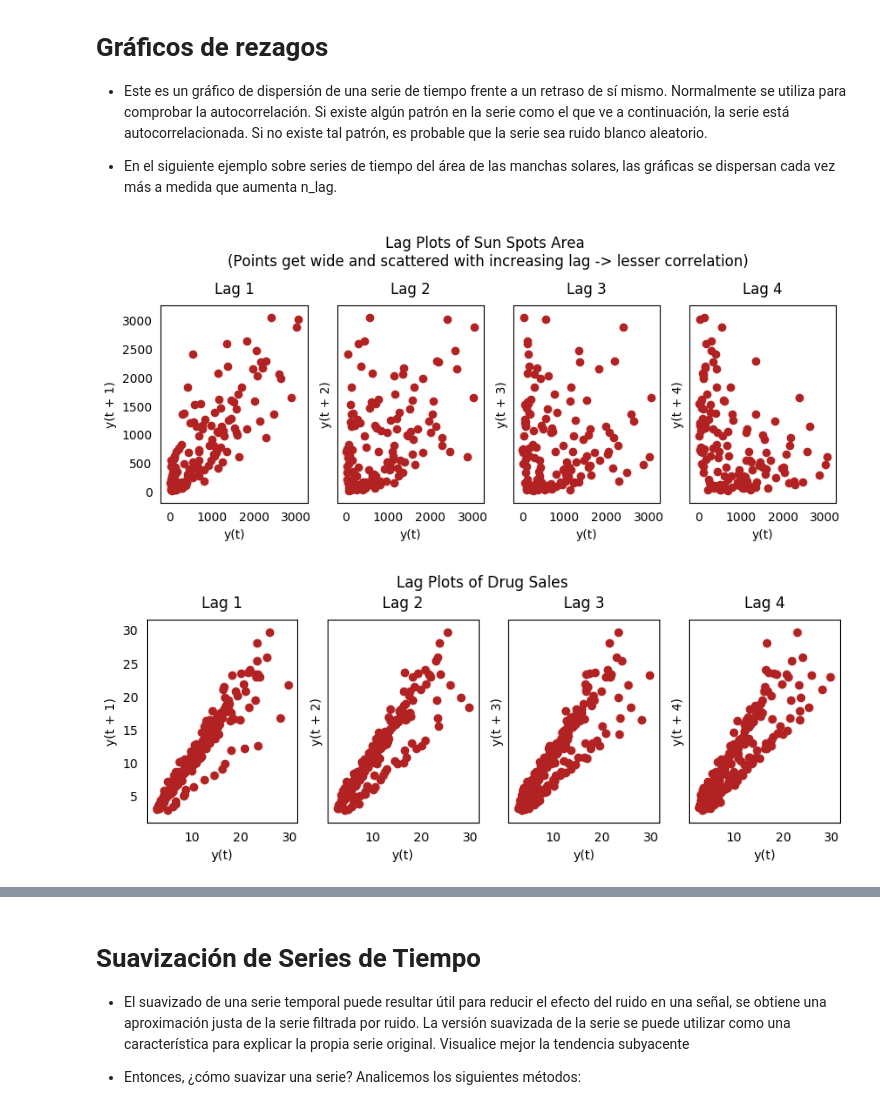
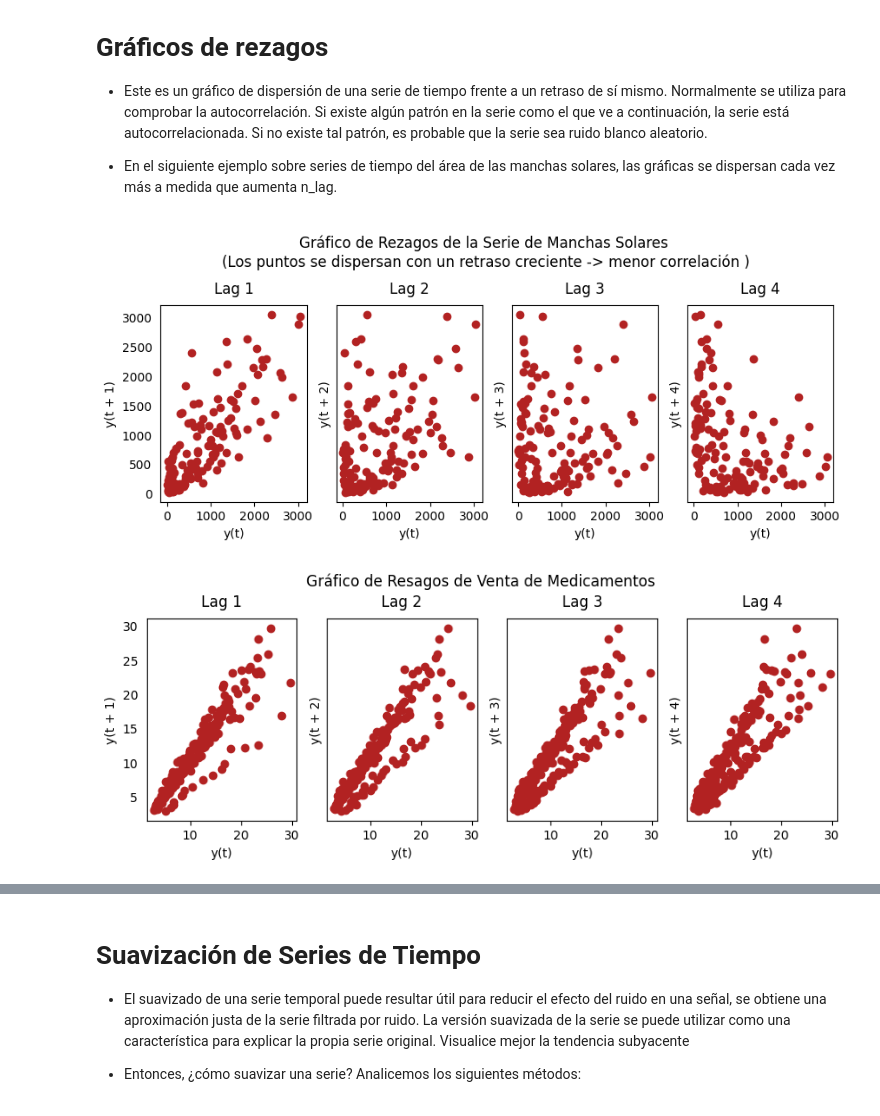
Before and after one commit to fernanvilla/MOSIS_2021_1S, a Jupyter notebook: MOSIS_Unidad_03_Practica02_Taller_Series_Tiempo.ipynb, the cells around one changed output, grey strips where cells are left out. Saved outputs shown, nothing was run; the diff lists cells and outputs as text; code cells hidden in the pictures.

```diff
--- a/MOSIS_Unidad_03_Practica02_Taller_Series_Tiempo.ipynb
+++ b/MOSIS_Unidad_03_Practica02_Taller_Series_Tiempo.ipynb
@@ -704,27 +708,27 @@ plot_pacf(df.value.tolist(), lags=50, ax=axes[1])
 # %%
 from pandas.plotting import lag_plot
 plt.rcParams.update({'ytick.left' : False, 'axes.titlepad':10})
 
 # Import
 ss = pd.read_csv('sunspotarea.csv')
-a10 = pd.read_csv('a10.csv')
+a10 = pd.read_csv('serie.csv')
 
 # Plot
 fig, axes = plt.subplots(1, 4, figsize=(10,3), sharex=True, sharey=True, dpi=100)
 for i, ax in enumerate(axes.flatten()[:4]):
     lag_plot(ss.value, lag=i+1, ax=ax, c='firebrick')
     ax.set_title('Lag ' + str(i+1))
 
-fig.suptitle('Lag Plots of Sun Spots Area \n(Points get wide and scattered with increasing lag -> lesser correlation)\n', y=1.15)
+fig.suptitle('Gráfico de Rezagos de la Serie de Manchas Solares \n(Los puntos se dispersan con un retraso creciente -> menor correlación )\n', y=1.15)
 
 fig, axes = plt.subplots(1, 4, figsize=(10,3), sharex=True, sharey=True, dpi=100)
 for i, ax in enumerate(axes.flatten()[:4]):
     lag_plot(a10.value, lag=i+1, ax=ax, c='firebrick')
     ax.set_title('Lag ' + str(i+1))
 
-fig.suptitle('Lag Plots of Drug Sales', y=1.05)
+fig.suptitle('Gráfico de Resagos de Venta de Medicamentos', y=1.05)
 plt.show()
 # %% [output]
-[figure, old version]
+[figure, new version]
-[figure, old version]
+[figure, new version]
 # %% [markdown]
```
Also changed, not shown: parts of 42 cells of this notebook.
